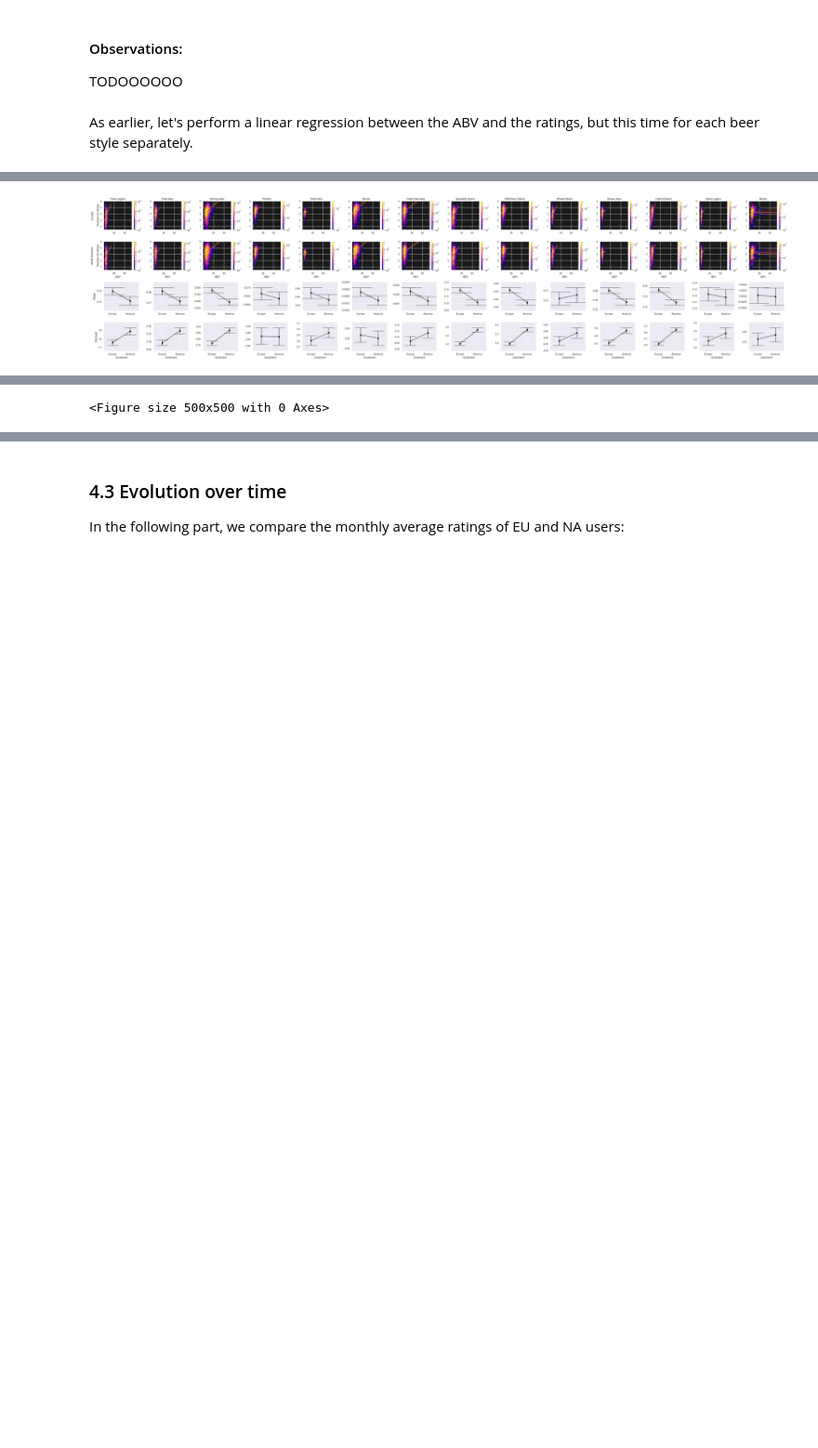
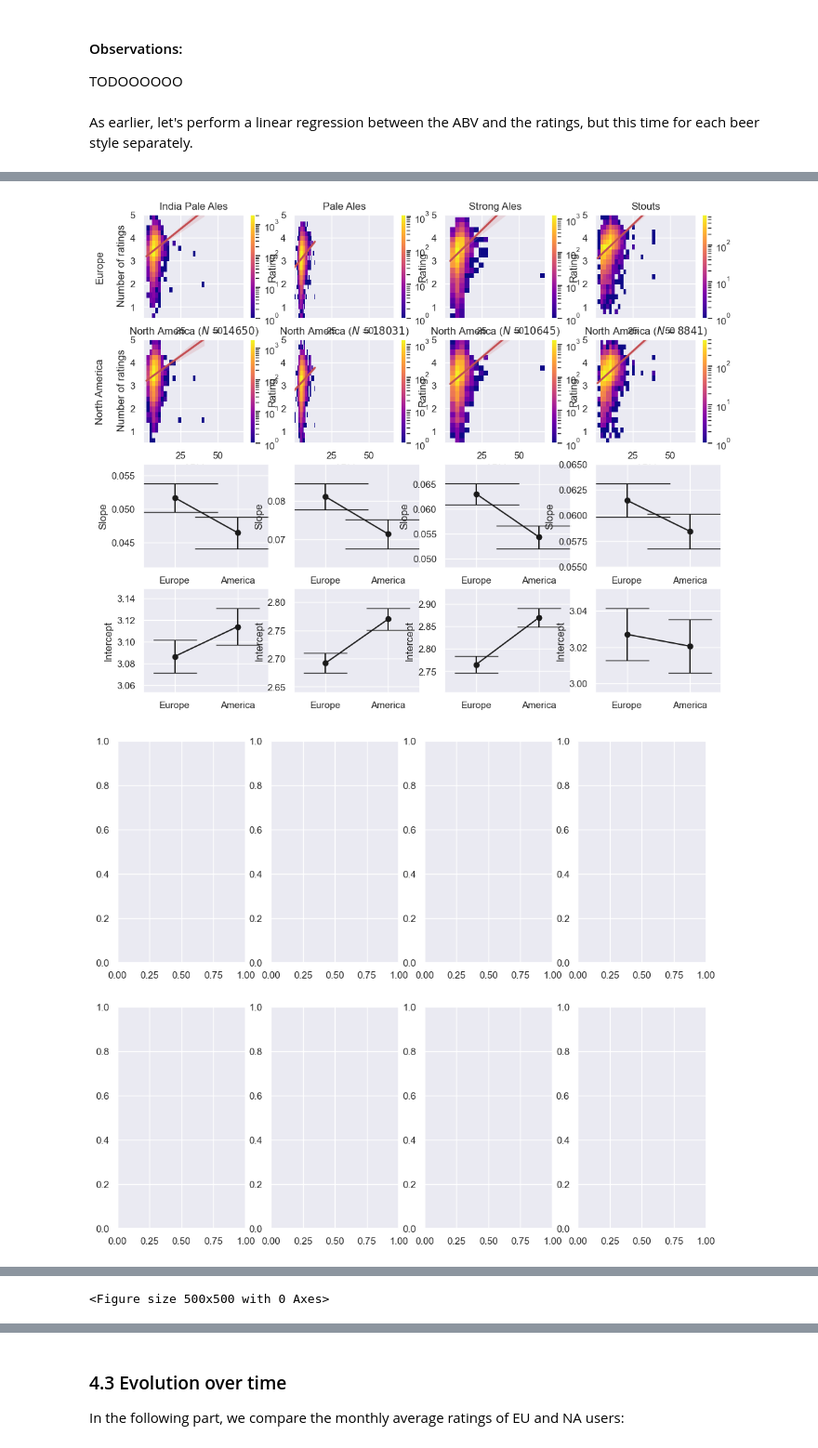
Before and after one commit to epfl-ada/ada-2023-project-welovepandas, a Jupyter notebook: p3_notebook.ipynb, the cells around one changed output, grey strips where cells are left out. Shown at 93% size. Saved outputs shown, nothing was run; the diff lists cells and outputs as text; code cells hidden in the pictures; blank space fills up the shorter version.

```diff
--- a/p3_notebook.ipynb
+++ b/p3_notebook.ipynb
@@ -815,15 +818,14 @@ def get_fit_equation(
     legend += "\n" + f"R-squared: {result.rvalue**2:.{decilams}f}"
     return legend.strip()
 
+styles_to_plot = ratings_df.value_counts('style').index[:4]
+fig, axes  = plt.subplots(ncols=len(styles_to_plot), nrows=4, figsize=(3*len(styles_to_plot), 10))
+fig1, axes1 = plt.subplots(ncols=len(styles_to_plot), nrows=2, figsize=(3*len(styles_to_plot), 10))
+fig2, axes2 = plt.subplots(ncols=len(styles_to_plot), nrows=2, figsize=(3*len(styles_to_plot), 10))
 
-fig, axes = plt.subplots(ncols=len(ratings_df['style'].unique()), nrows=4, figsize=(3*len(ratings_df['style'].unique()), 10))
-
-for style_index, style in enumerate(ratings_df['style'].unique()):
+for style_index, style in enumerate(styles_to_plot):
 
     fit_results = []
-    axes[3, style_index].set_xlabel("Continent")
-    axes[2, 0].set_ylabel("Slope")
-    axes[3, 0].set_ylabel("Intercept")
 
     for continent_index, continent in enumerate(['Europe', 'North America']):
 
@@ -845,7 +847,9 @@ for style_index, style in enumerate(ratings_df['style'].unique()):
             # cbar_kws={'label': 'Number of ratings'},
             norm=LogNorm(), vmin=None, vmax=None, # Logarithmic color scale
         )
-        g.set_facecolor('k')
+        # g.set_facecolor('k')
+        if continent_index > 0:
+            axes[continent_index, style_index].sharey(axes[0, style_index])
 
         # Drawing the regression line
         regplot = sns.regplot(
@@ -868,9 +872,9 @@ for style_index, style in enumerate(ratings_df['style'].unique()):
         axes[continent_index, style_index].set(
             xlim=(matched_ratings_df['abv'].min(), matched_ratings_df['abv'].max()),
             ylim=(matched_ratings_df['rating'].min(), matched_ratings_df['rating'].max()),
-            # title=f'{continent} ($N={len(df_)}$)',
-            xlabel='',
-            ylabel='',
+            title=f'{continent} ($N={len(df_)}$)',
+            xlabel='ABV',
+            ylabel='Rating',
         )
 
         axes[0, style_index].set_title(style)
@@ -879,34 +883,36 @@ for style_index, style in enumerate(ratings_df['style'].unique()):
     axes[2, style_index].errorbar(
         x=[0, 1],
         y=[result.slope for result in fit_results],
         yerr=[result.stderr for result in fit_results],
         fmt='ko-',
         capsize=50,
     )
     axes[2, style_index].set(
         xticks=[0, 1],
         xticklabels=['Europe', 'America'],
-        # ylabel='Slope',
+        ylabel='Slope',
         xmargin=0.5, # Aesthetic
         ymargin=0.3, # Aesthetic
     )
 
     axes[3, style_index].errorbar(
         x=[0, 1],
         y=[result.intercept for result in fit_results],
         yerr=[result.intercept_stderr for result in fit_results],
         fmt='ko-',
         capsize=25,
     )
     axes[3, style_index].set(
         xticks=[0, 1],
         xticklabels=['Europe', 'America'],
-        # ylabel='Intercept',
+        ylabel='Intercept',
         xmargin=0.5, # Aesthetic
         ymargin=0.3, # Aesthetic
     )
 
-fig.tight_layout()
+fig1.tight_layout()
+fig2.tight_layout()
 plt.show()
 # %% [output]
-[figure, old version]
+[figure, new version]
+[figure, added]
```
Also changed, not shown: parts of 4 cells of this notebook.
